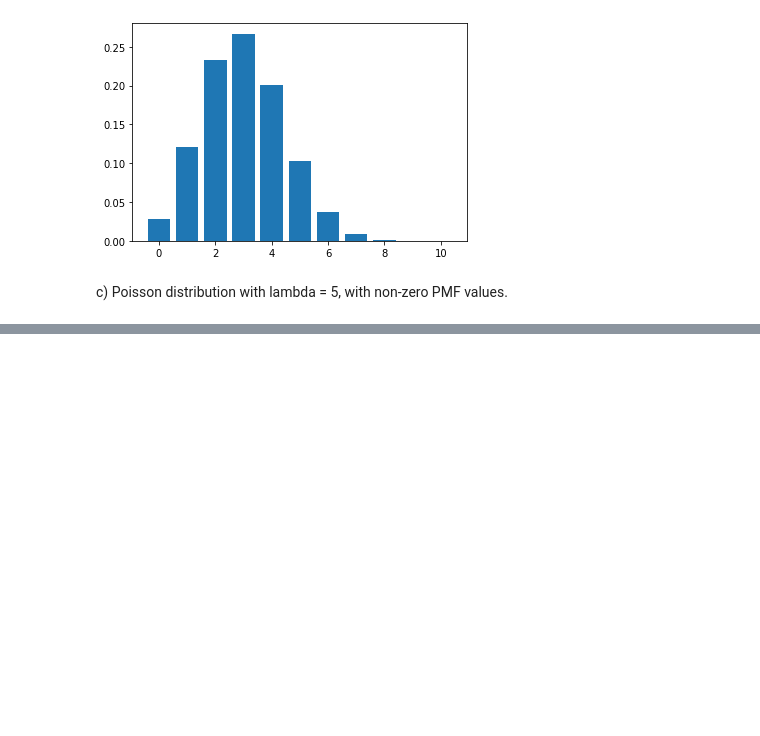
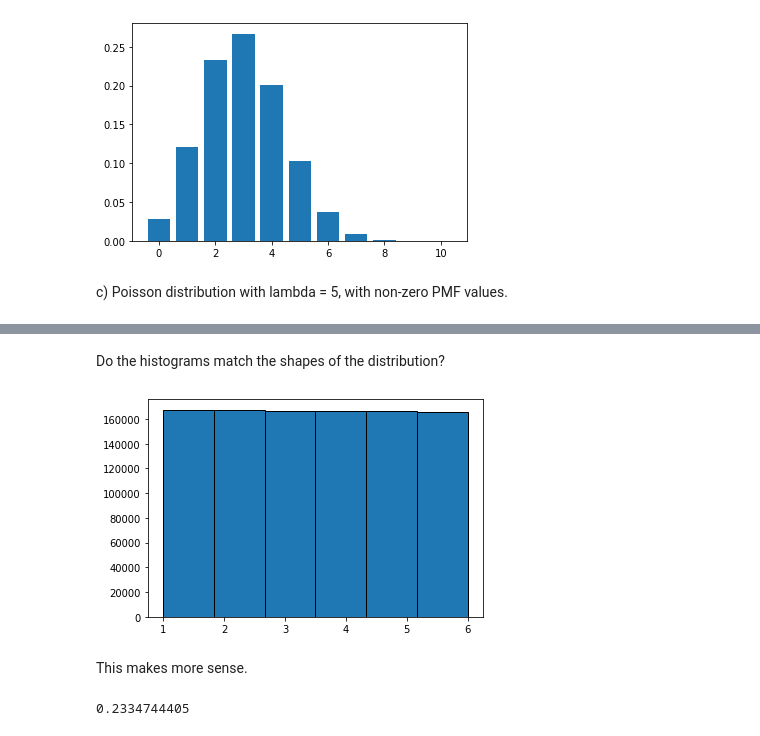
Before and after one commit to verneh/DS, a Jupyter notebook: stats/stats.ipynb, the cells around one changed output, grey strips where cells are left out. Saved outputs shown, nothing was run; the diff lists cells and outputs as text; code cells hidden in the pictures; blank space fills up the shorter version.

```diff
--- a/stats/stats.ipynb
+++ b/stats/stats.ipynb
@@ -53,0 +58,21 @@ plt.bar(r_values, p_dist)
+# %% [markdown]
+Do the histograms match the shapes of the distribution?
+# %%
+# another test...
+values = np.random.uniform(1, 6, 1000000)
+# generates 1000000 points of unifrom distribution between -10 and 10
+# 6 is the number of buckets for the histogram.
+plt.hist(values, edgecolor='k', bins=6)
+plt.show();
+# %% [output]
+[figure, added]
+# %% [markdown]
+This makes more sense.
+# %%
+b_1 = stats.binom(n=10,p=0.3)
+b_1.rvs(size=1000000,random_state=42)
+
+# sample pmf for one value.
+b_1.pmf(2)
+# %% [output]
+0.2334744405
```
Also changed, not shown: parts of 14 cells of this notebook.
